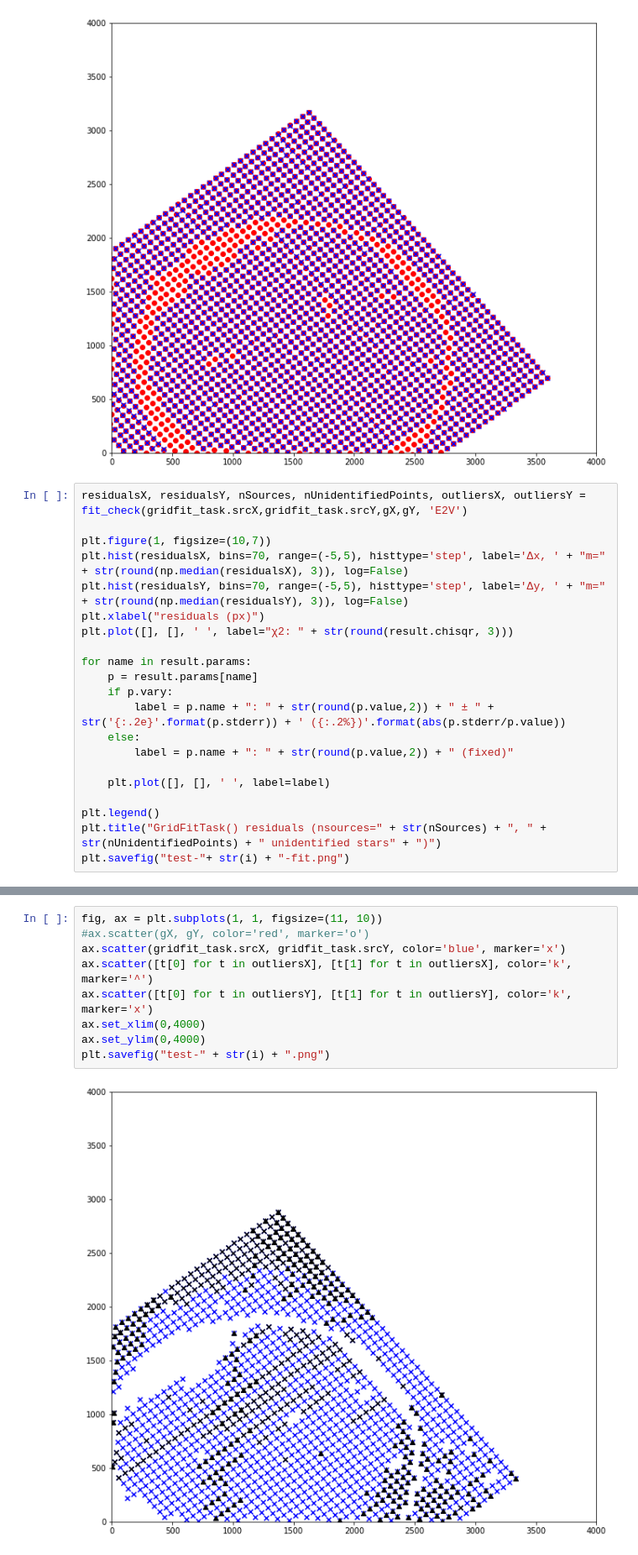
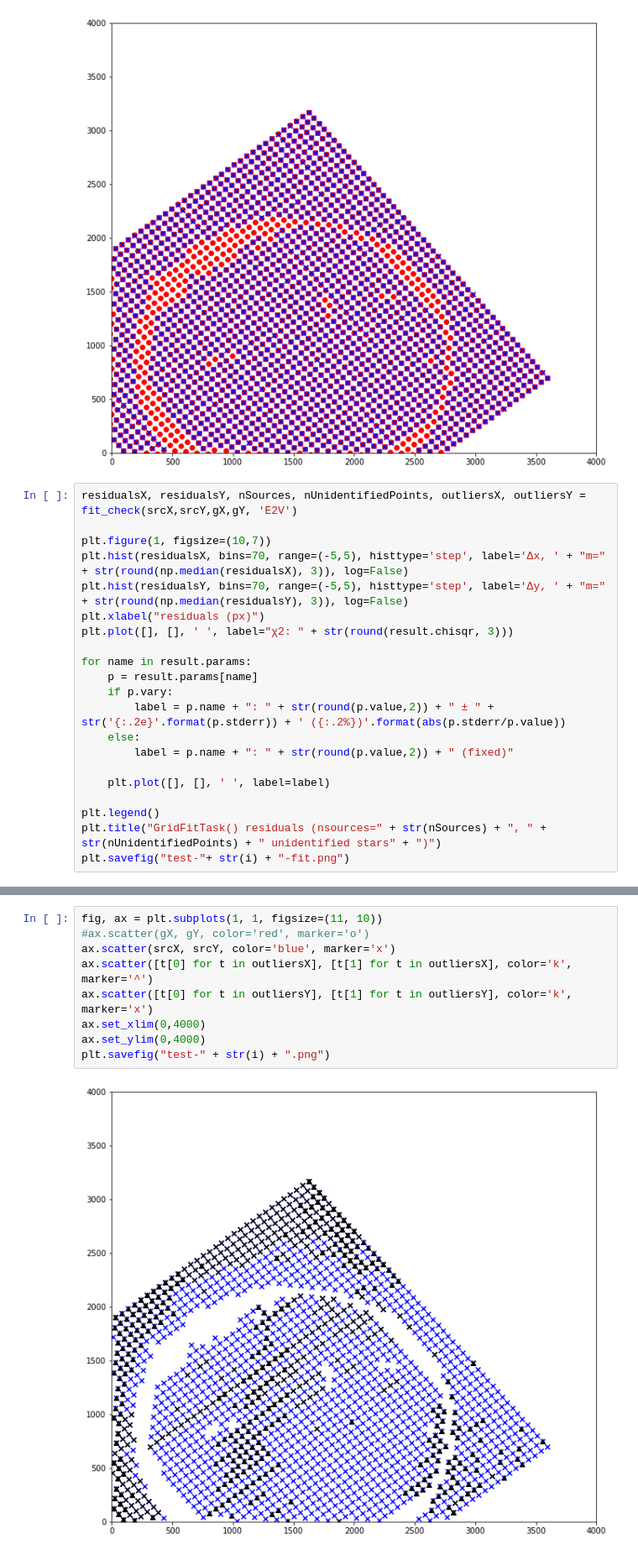
Before and after one commit to Snyder005/mixcoatl, a Jupyter notebook: notebooks/GridSpacingTests.ipynb, the cells around one changed output, grey strips where cells are left out. Shown at 84% size. Saved outputs shown, nothing was run; the diff lists cells and outputs as text.

Commit message:
Cleaned GridFit masking, fixed bug in outfile data writing, fixed center point bug in and changed name of SpotCalibrationTask

```diff
--- a/notebooks/GridSpacingTests.ipynb
+++ b/notebooks/GridSpacingTests.ipynb
@@ -84,7 +78,7 @@ Fit results:
     C(y0, x0) =  0.107
 [figure]
 # %%
-residualsX, residualsY, nSources, nUnidentifiedPoints, outliersX, outliersY = fit_check(gridfit_task.srcX,gridfit_task.srcY,gX,gY, 'E2V')
+residualsX, residualsY, nSources, nUnidentifiedPoints, outliersX, outliersY = fit_check(srcX,srcY,gX,gY, 'E2V')
 
 plt.figure(1, figsize=(10,7))
 plt.hist(residualsX, bins=70, range=(-5,5), histtype='step', label='Δx, ' + "m=" + str(round(np.median(residualsX), 3)), log=False)
@@ -109,14 +103,14 @@ plt.savefig("test-"+ str(i) + "-fit.png")
 # %%
 fig, ax = plt.subplots(1, 1, figsize=(11, 10))
 #ax.scatter(gX, gY, color='red', marker='o')
-ax.scatter(gridfit_task.srcX, gridfit_task.srcY, color='blue', marker='x')
+ax.scatter(srcX, srcY, color='blue', marker='x')
 ax.scatter([t[0] for t in outliersX], [t[1] for t in outliersX], color='k', marker='^')
 ax.scatter([t[0] for t in outliersY], [t[1] for t in outliersY], color='k', marker='x')
 ax.set_xlim(0,4000)
 ax.set_ylim(0,4000)
 plt.savefig("test-" + str(i) + ".png")
 # %% [output]
-[figure, old version]
+[figure, new version]
 # %%
 import matplotlib.cm as cm
 residualsX = np.asarray(residualsX)
```
Also changed, not shown: parts of 6 cells of this notebook, 7 other files.
